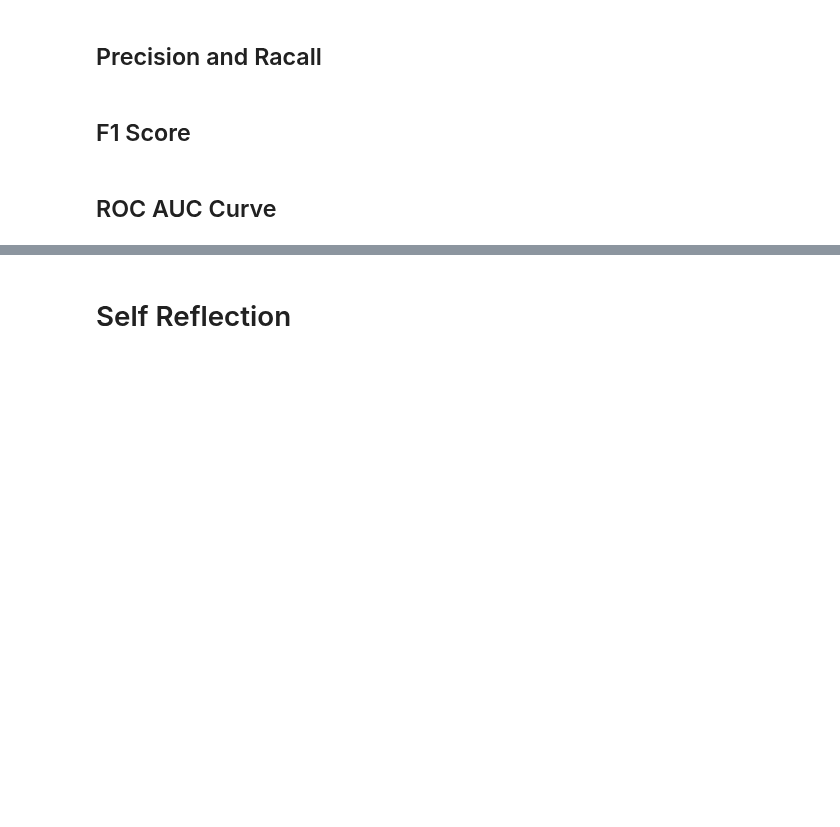
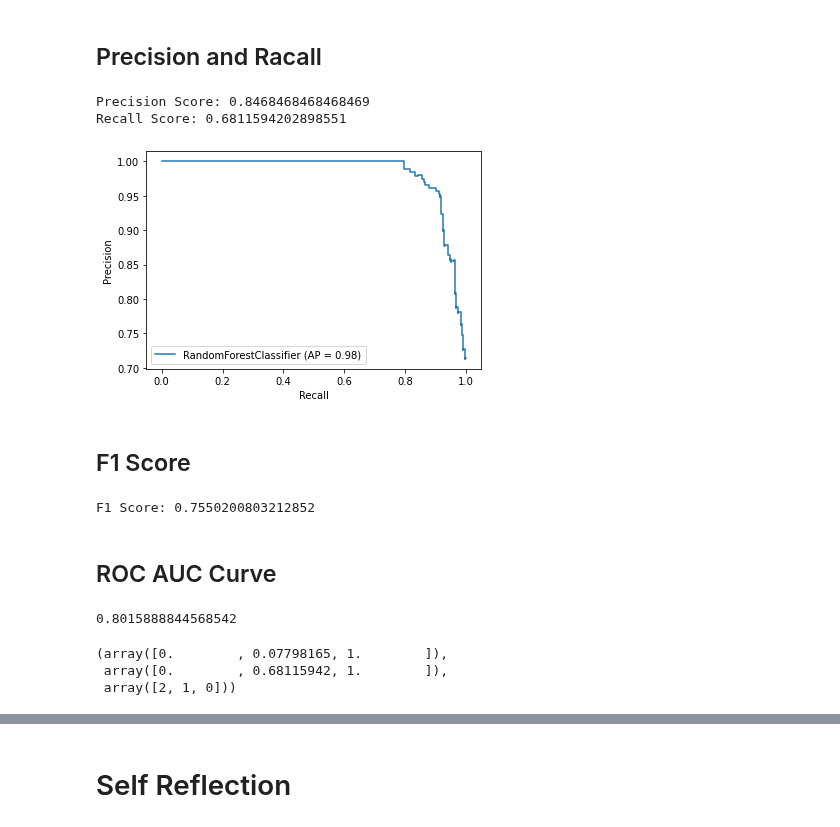
Before and after one commit to lucaslokchan/hands-on-ml, a Jupyter notebook: Projects/Titanic/Titanic_Machine_Learning_from_Disaster.ipynb, the cells around one changed output, grey strips where cells are left out. Cells and saved outputs as stored; diff of their text form; code cells hidden in the pictures; blank space fills up the shorter version.

```diff
--- a/Projects/Titanic/Titanic_Machine_Learning_from_Disaster.ipynb
+++ b/Projects/Titanic/Titanic_Machine_Learning_from_Disaster.ipynb
@@ -959,8 +1097,39 @@ confusion_matrix = confusion_matrix(y_train, train_predict)
 # %% [markdown]
 ## Precision and Racall
+# %%
+from sklearn.metrics import precision_score, recall_score
+precision = precision_score(y_train, train_predict)
+recall = recall_score(y_train, train_predict)
+print('Precision Score:', precision)
+print('Recall Score:', recall)
+# %% [output]
+Precision Score: 0.8468468468468469
+Recall Score: 0.6811594202898551
 # %%
-from sklearn.metrics import
+from sklearn.metrics import plot_precision_recall_curve
+plot_precision_recall_curve(rfc_new_para, X_train, train_predict)
+plt.show()
+# %% [output]
+[figure, added]
 # %% [markdown]
 ## F1 Score
+# %%
+from sklearn.metrics import f1_score
+f1_score = f1_score(y_train, train_predict)
+print('F1 Score:', f1_score)
+# %% [output]
+F1 Score: 0.7550200803212852
 # %% [markdown]
 ## ROC AUC Curve
+# %%
+from sklearn.metrics import roc_auc_score
+roc_auc_score(y_train, train_predict)
+# %% [output]
+0.8015888844568542
+# %%
+from sklearn.metrics import roc_curve
+roc_curve(y_train, train_predict)
+# %% [output]
+(array([0.        , 0.07798165, 1.        ]),
+ array([0.        , 0.68115942, 1.        ]),
+ array([2, 1, 0]))
```
Also changed, not shown: parts of 35 cells of this notebook.
